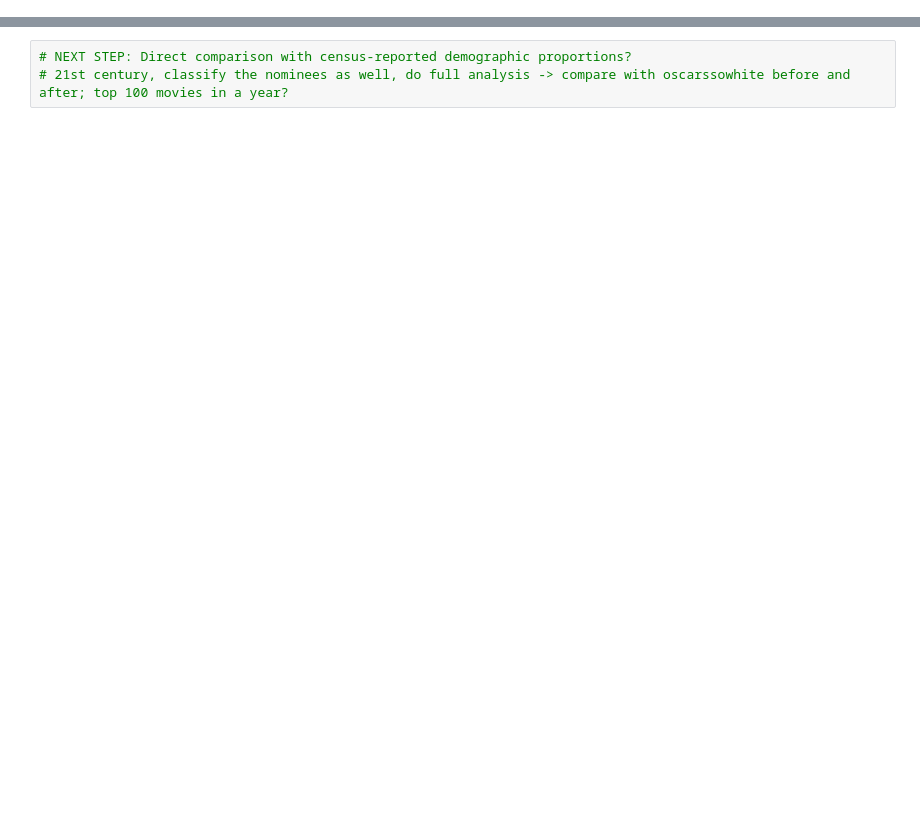
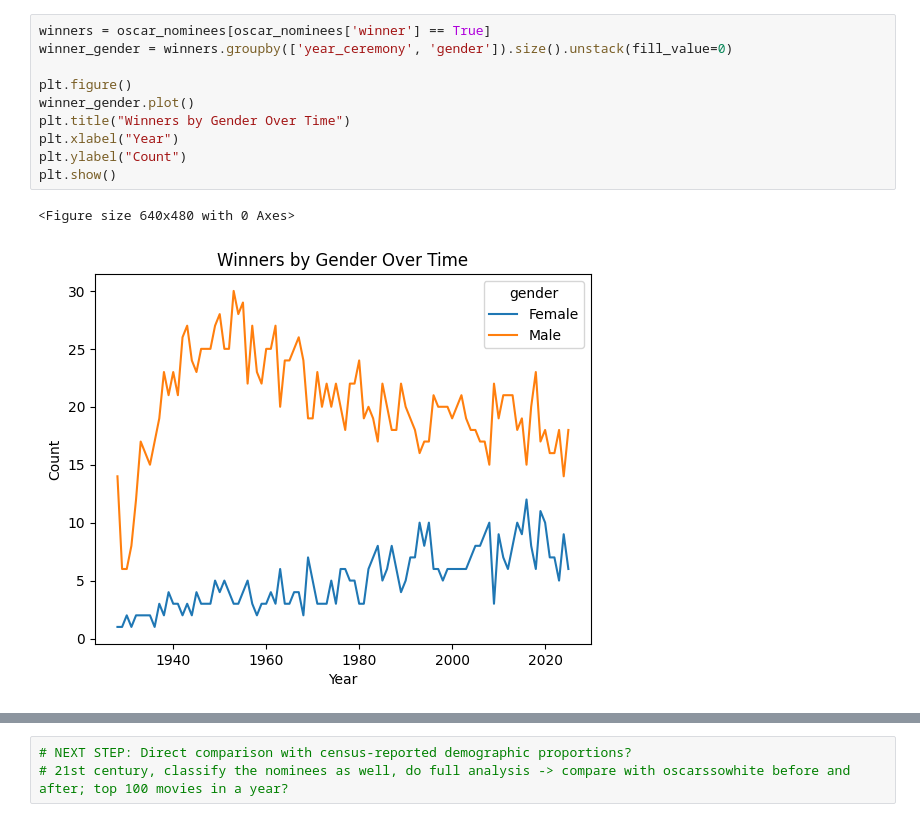
Before and after one commit to nmaharaj28/comm3180_S26_Data_Project, a Jupyter notebook: data_analysis/oscar_data_analysis.ipynb, the cells around one changed output, grey strips where cells are left out. Cells and saved outputs as stored; diff of their text form; blank space fills up the shorter version.

```diff
--- a/data_analysis/oscar_data_analysis.ipynb
+++ b/data_analysis/oscar_data_analysis.ipynb
@@ -70,0 +25,13 @@ for category in categories:
+# %%
+winners = oscar_nominees[oscar_nominees['winner'] == True]
+winner_gender = winners.groupby(['year_ceremony', 'gender']).size().unstack(fill_value=0)
+
+plt.figure()
+winner_gender.plot()
+plt.title("Winners by Gender Over Time")
+plt.xlabel("Year")
+plt.ylabel("Count")
+plt.show()
+# %% [output]
+<Figure size 640x480 with 0 Axes>
+[figure, added]
```
Also changed, not shown: parts of 13 cells of this notebook, 4 other files.
